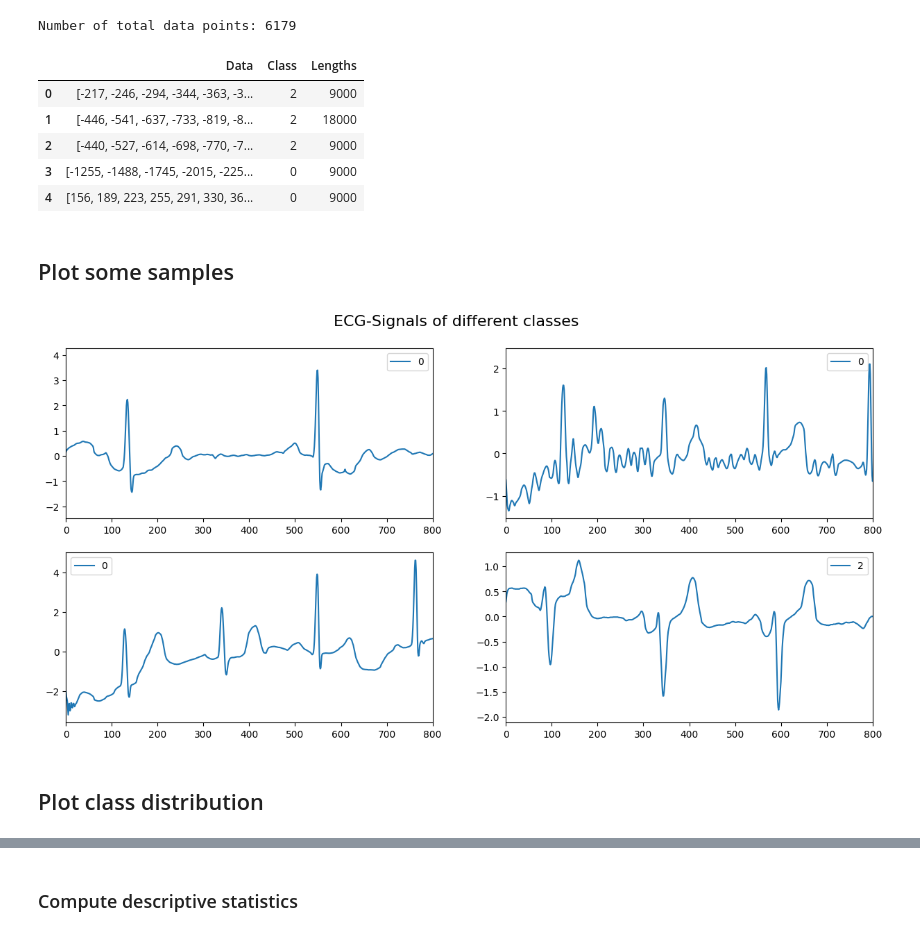
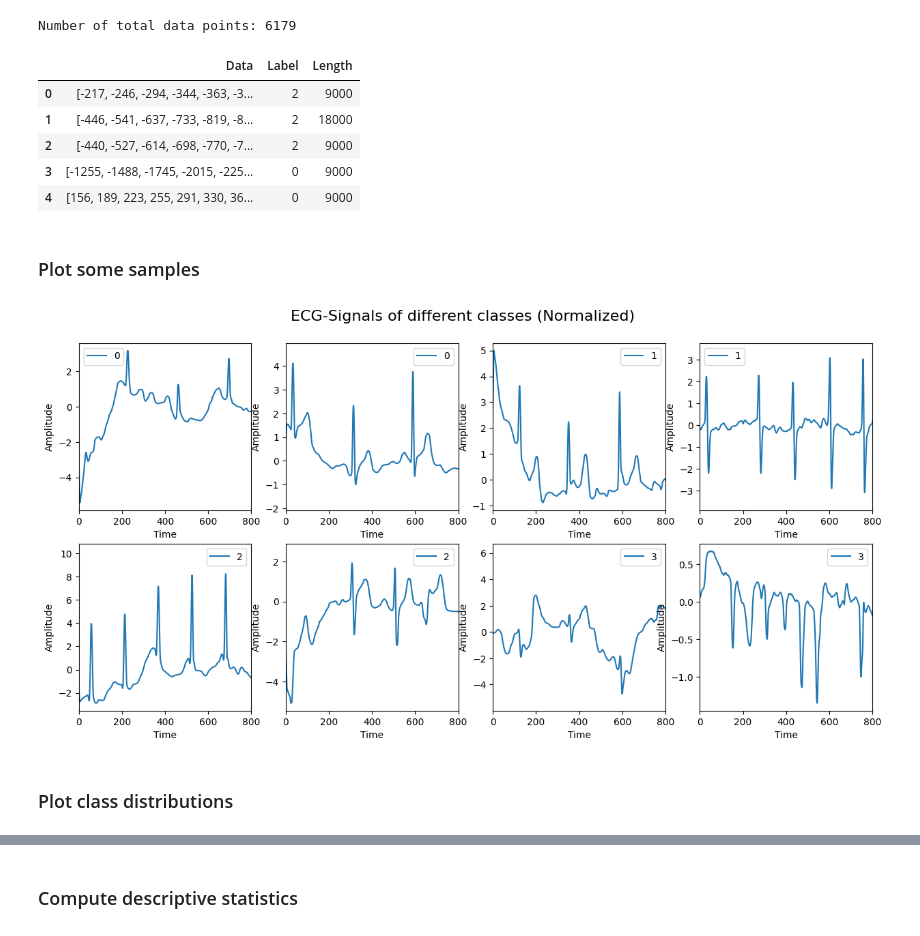
Before and after one commit to Mo20DE/ML, a Jupyter notebook: ECG-Classifier/main.ipynb, the cells around one changed output, grey strips where cells are left out. Drawn from its saved outputs; the diff is of its cells as text; code cells hidden in the pictures.

```diff
--- a/ECG-Classifier/main.ipynb
+++ b/ECG-Classifier/main.ipynb
@@ -34,21 +48,22 @@ gdown.download_folder(data_url, quiet=True)
 # %%
-ecg_data_path = 'data/X_train.bin'
-labels_path = 'data/y_train.csv'
+root = os.getcwd()
+ecg_data_path = root + '/data/X_train.bin'
+labels_path = root + '/data/y_train.csv'
 
 ecg_data = load_data(ecg_data_path, 'rb')
 labels = load_data(labels_path, 'r')
 # %%
-df = pd.DataFrame({'Data': ecg_data, 'Class': labels})
-df['Lengths'] = df['Data'].apply(lambda seq: len(seq))
+df = pd.DataFrame({'Data': ecg_data, 'Label': labels})
+df['Length'] = df['Data'].apply(lambda seq: len(seq))
 print(f'Number of total data points: {df["Data"].count()}')
 df.head()
 # %% [output]
 Number of total data points: 6179
-|  | Data | Class | Lengths |
+|  | Data | Label | Length |
 | 0 | [-217, -246, -294, -344, -363, -3... | 2 | 9000 |
 | 1 | [-446, -541, -637, -733, -819, -8... | 2 | 18000 |
 | 2 | [-440, -527, -614, -698, -770, -7... | 2 | 9000 |
 | 3 | [-1255, -1488, -1745, -2015, -225... | 0 | 9000 |
 | 4 | [156, 189, 223, 255, 291, 330, 36... | 0 | 9000 |
 # %% [markdown]
-## Plot some samples
+### Plot some samples
@@ -88,13 +70,26 @@ def plot_sequences(data, labels, num_rows, num_cols, start_idx=0, total_sequence
 # %%
-plot_sequences(
-    normalized_data,
-    df["Class"].to_numpy(),
-    num_rows=2, num_cols=2,
-    start_idx=10, total_sequences=4,
-    xlim_right=800, title="ECG-Signals of different classes"
+# normalize data points
+sequences = df["Data"].to_numpy()
+normalized_data = normalize_data(sequences)
+
+# retrieve 2 signals from each class
+df_norm = df.copy()
+df_norm["Data"] = normalized_data
+
+df_sorted = df_norm.sort_values("Label")
+subset = df_sorted.groupby("Label").head(2)
+data = subset["Data"].to_numpy()
+class_labels = subset["Label"].to_numpy()
+
+plot_signals(
+    data,
+    class_labels,
+    num_rows=2, num_cols=4,
+    start_idx=0, total_sequences=8,
+    xlim_right=800
 )
 # %% [output]
-[figure, old version]
+[figure, new version]
 # %% [markdown]
-## Plot class distribution
+### Plot class distributions
 # %%
```
Also changed, not shown: parts of 122 cells of this notebook, 33 other files.
